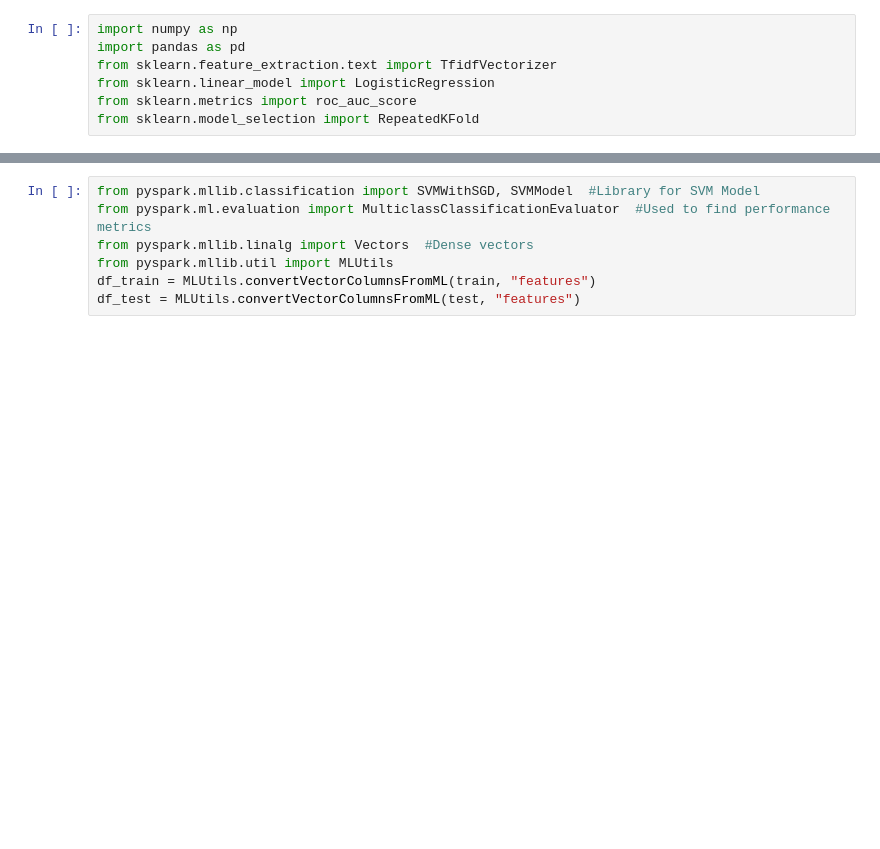
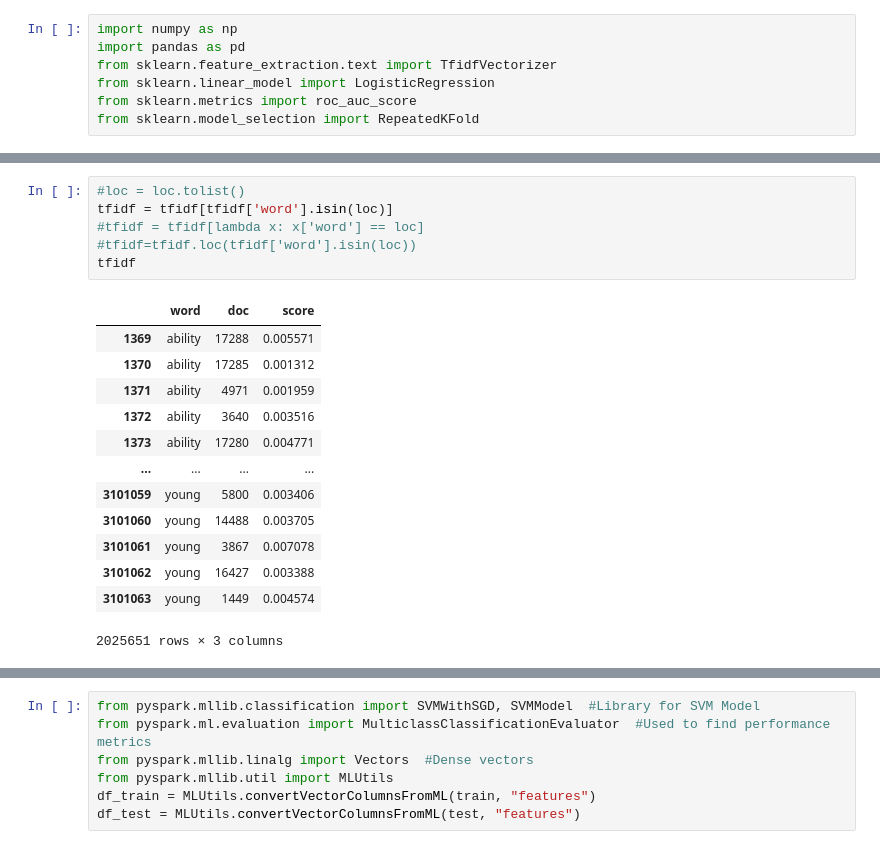
Before and after one commit to Exlie-Flyyi/CS5488_Group_Project, a Jupyter notebook: pyspark_svm.ipynb, the cells around one changed output, grey strips where cells are left out. Saved outputs shown, nothing was run; the diff lists cells and outputs as text; blank space fills up the shorter version.

```diff
--- a/pyspark_svm.ipynb
+++ b/pyspark_svm.ipynb
@@ -86,0 +139,20 @@ df
+# %%
+#loc = loc.tolist()
+tfidf = tfidf[tfidf['word'].isin(loc)]
+#tfidf = tfidf[lambda x: x['word'] == loc]
+#tfidf=tfidf.loc(tfidf['word'].isin(loc))
+tfidf
+# %% [output]
+|  | word | doc | score |
+| 1369 | ability | 17288 | 0.005571 |
+| 1370 | ability | 17285 | 0.001312 |
+| 1371 | ability | 4971 | 0.001959 |
+| 1372 | ability | 3640 | 0.003516 |
+| 1373 | ability | 17280 | 0.004771 |
+| ... | ... | ... | ... |
+| 3101059 | young | 5800 | 0.003406 |
+| 3101060 | young | 14488 | 0.003705 |
+| 3101061 | young | 3867 | 0.007078 |
+| 3101062 | young | 16427 | 0.003388 |
+| 3101063 | young | 1449 | 0.004574 |
+2025651 rows × 3 columns
```
Also changed, not shown: parts of 51 cells of this notebook.
